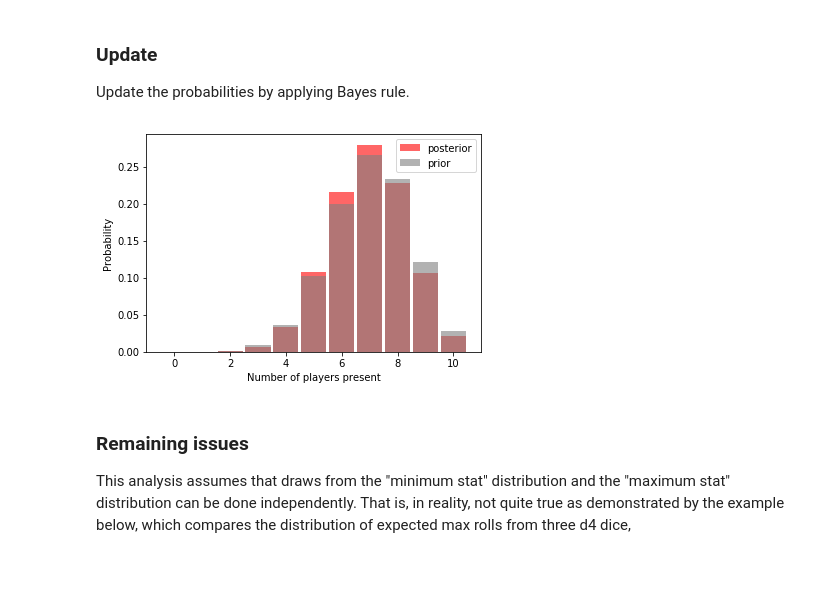
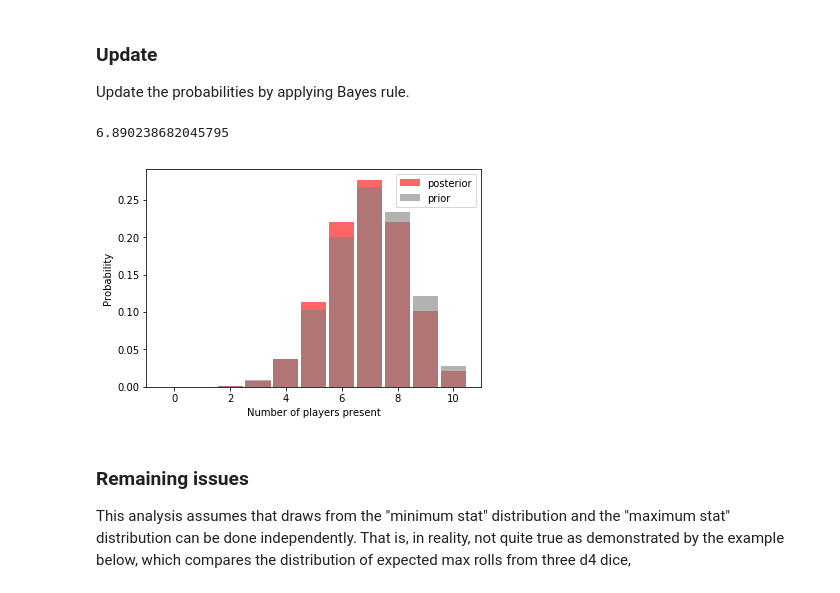
Before and after one commit to HALtheWise/ThinkBayes2, a Jupyter notebook: examples/homework2.ipynb, the cells around one changed output. Drawn from its saved outputs; the diff is of its cells as text; code cells hidden in the pictures.

```diff
--- a/examples/homework2.ipynb
+++ b/examples/homework2.ipynb
@@ -136,21 +137,24 @@ Update the probabilities by applying Bayes rule.
 # %%
 party = prior.Copy()
 
 for n in party:
     worst = worst_stat_pmf(n)
     best = best_stat_pmf(n)
 
     party[n] *= worst[MIN_STAT]
     party[n] *= best[MAX_STAT]
-    party[n] *= p_noncollide(n)
+#     party[n] *= p_noncollide(n)
 
 party.Normalize()
+
+print(party.Mean())
 
 thinkplot.Hist(party, color='red', label='posterior')
 thinkplot.Hist(prior, color='gray', label='prior')
 thinkplot.Config(xlabel='Number of players present', ylabel='Probability')
 # %% [output]
+6.890238682045795
-[figure, old version]
+[figure, new version]
 # %% [markdown]
 ### Remaining issues
 
```
Also changed, not shown: parts of 2 cells of this notebook, 2 other files.
